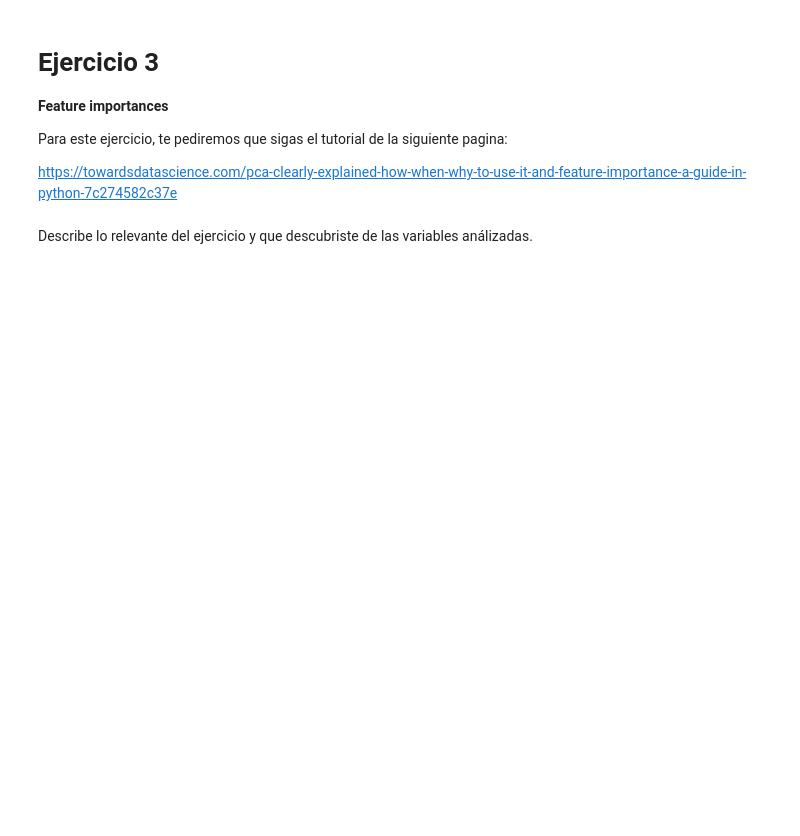
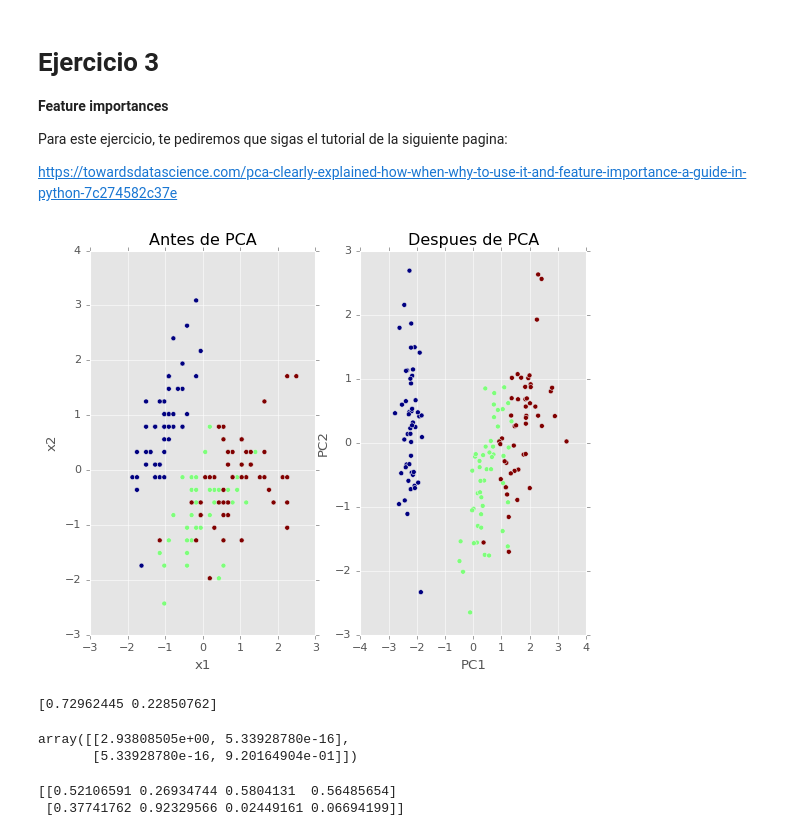
Before and after one commit to PosgradoMNA/actividades-de-aprendizaje-A01794020Henry, a Jupyter notebook: Ciencia y analítica de datos/Semana 4 (Del 3 al 9 de octubre)/Reduccion_dimensiones.ipynb, the cells around one changed output. Cells and saved outputs as stored; diff of their text form; code cells hidden in the pictures; blank space fills up the shorter version.

```diff
--- a/Ciencia y analítica de datos/Semana 4 (Del 3 al 9 de octubre)/Reduccion_dimensiones.ipynb
+++ b/Ciencia y analítica de datos/Semana 4 (Del 3 al 9 de octubre)/Reduccion_dimensiones.ipynb
@@ -570,2 +591,60 @@ https://towardsdatascience.com/pca-clearly-explained-how-when-why-to-use-it-and-
-# %% [markdown]
-Describe lo relevante del ejercicio y que descubriste de las variables análizadas.
+# %%
+#Importación de librerias necesarias
+
+import numpy as np
+import matplotlib.pyplot as plt
+from sklearn import datasets
+from sklearn.decomposition import PCA
+import pandas as pd
+from sklearn.preprocessing import StandardScaler
+
+plt.style.use('ggplot')
+
+# Se cargan los datos a utilizar
+iris = datasets.load_iris()
+X = iris.data
+y = iris.target
+
+# Se lleva a cabo la transformación de las variables
+scaler = StandardScaler()
+scaler.fit(X)
+X = scaler.transform(X)
+
+# Desarrollo del modelo PCA
+pca = PCA(n_components=2) # Solo se estiman 2 componentes principales.
+X_new = pca.fit_transform(X) # Se proyectan los datos originales en el espacio PCA
+# %%
+#Se grafican los datos en el espacio original y a continuación en el espacio PCA, por medio de una grafica de dispersión
+fig, axes = plt.subplots(1,2)
+axes[0].scatter(X[:,0], X[:,1], c=y)
+axes[0].set_xlabel('x1')
+axes[0].set_ylabel('x2')
+axes[0].set_title('Antes de PCA')
+axes[1].scatter(X_new[:,0], X_new[:,1], c=y)
+axes[1].set_xlabel('PC1')
+axes[1].set_ylabel('PC2')
+axes[1].set_title('Despues de PCA')
+plt.show()
+# %% [output]
+[figure, added]
+# %%
+#imprime la varianza de los componentes principales.
+print(pca.explained_variance_ratio_)
+# %% [output]
+[0.72962445 0.22850762]
+# %%
+#Imprime la matriz de covarianza
+#para comprobar  la igualdad de la
+#varianza del espacio reducido.
+np.cov(X_new.T)
+# %% [output]
+array([[2.93808505e+00, 5.33928780e-16],
+       [5.33928780e-16, 9.20164904e-01]])
+# %%
+#La importancia de cada caracteristica se encuentra reflejada por la
+#magnitud de los correspondientes valores dentro de los eigenvectores
+#mayor magnitud, mayor importancia.
+print(abs( pca.components_ ))
+# %% [output]
+[[0.52106591 0.26934744 0.5804131  0.56485654]
+ [0.37741762 0.92329566 0.02449161 0.06694199]]
```
Also changed, not shown: parts of 14 cells of this notebook.
